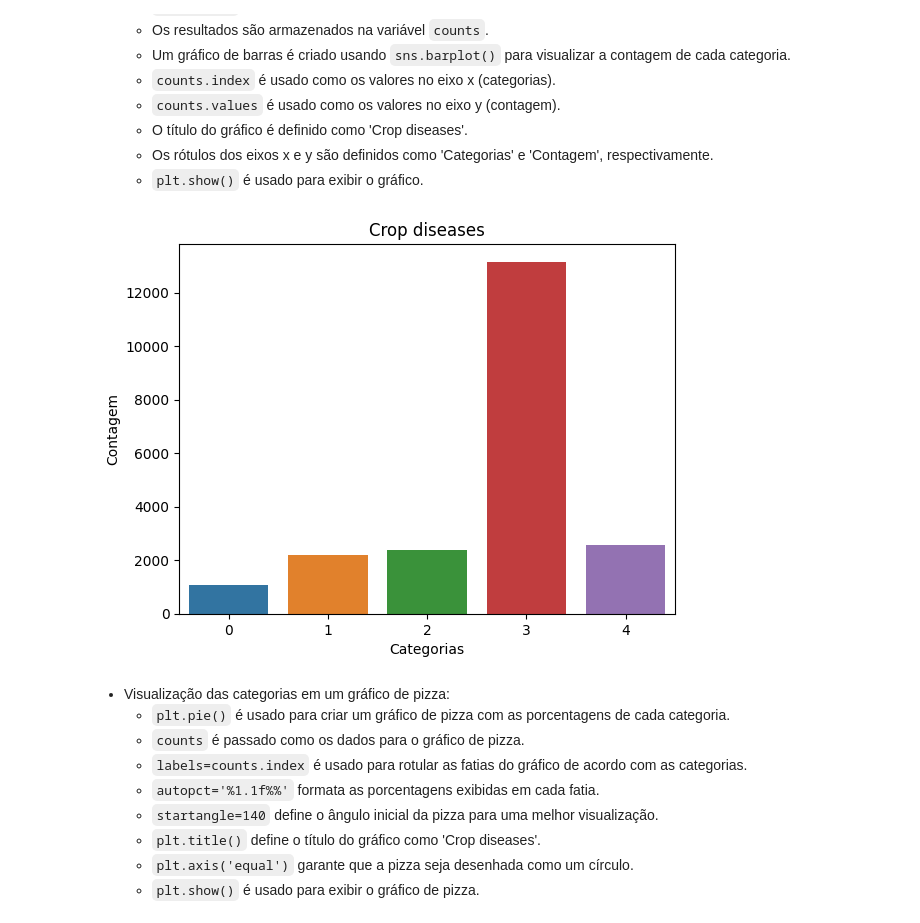
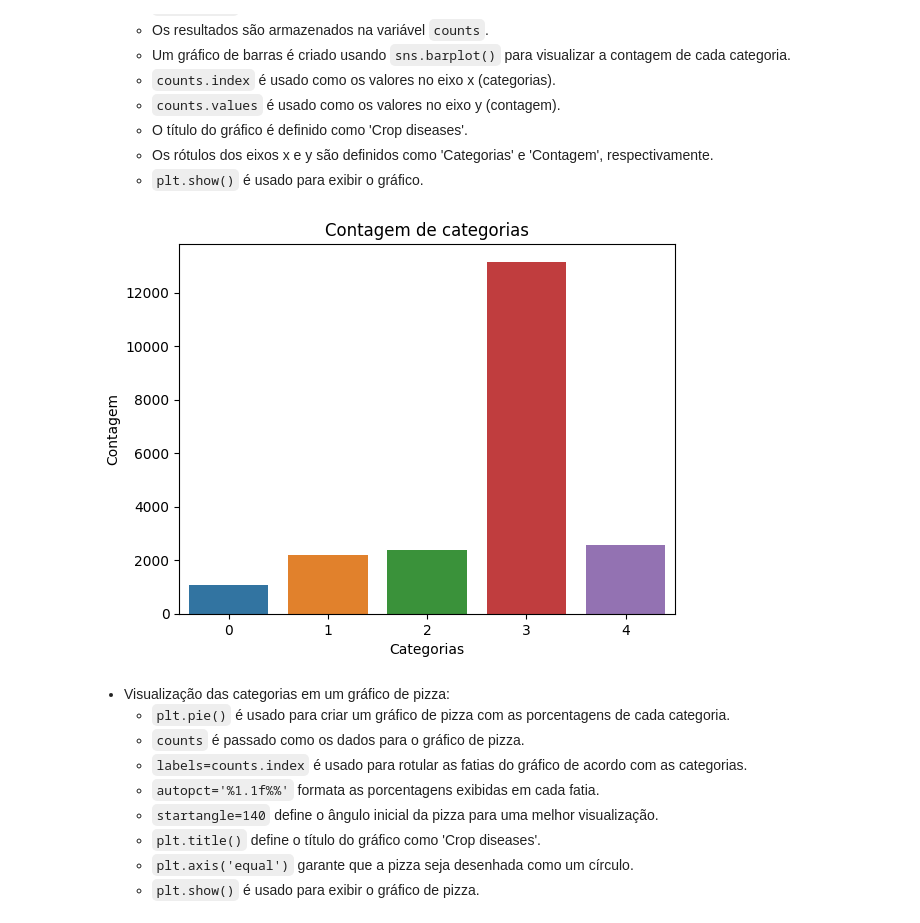
Before and after one commit to Kayzwk/crop-diseases-classification, a Jupyter notebook: davi-a-priori.ipynb, the cells around one changed output. Cells and saved outputs as stored; diff of their text form; code cells hidden in the pictures.

```diff
--- a/davi-a-priori.ipynb
+++ b/davi-a-priori.ipynb
@@ -49,15 +49,15 @@ Para uma visão ampla em relação aos dados, podemos plotar dois gráficos: um
 # %%
 # Contagem das categorias
 counts = dsDiseases['label'].value_counts()
 
 # Plot
 sns.barplot(x=counts.index, y=counts.values)
-plt.title('Crop diseases')
+plt.title('Contagem de categorias')
 plt.xlabel('Categorias')
 plt.ylabel('Contagem')
 plt.show()
 # %% [output]
-[figure, old version]
+[figure, new version]
 # %% [markdown]
 - Visualização das categorias em um gráfico de pizza:
     - `plt.pie()` é usado para criar um gráfico de pizza com as porcentagens de cada categoria.
```
Also changed, not shown: parts of 4 cells of this notebook.
